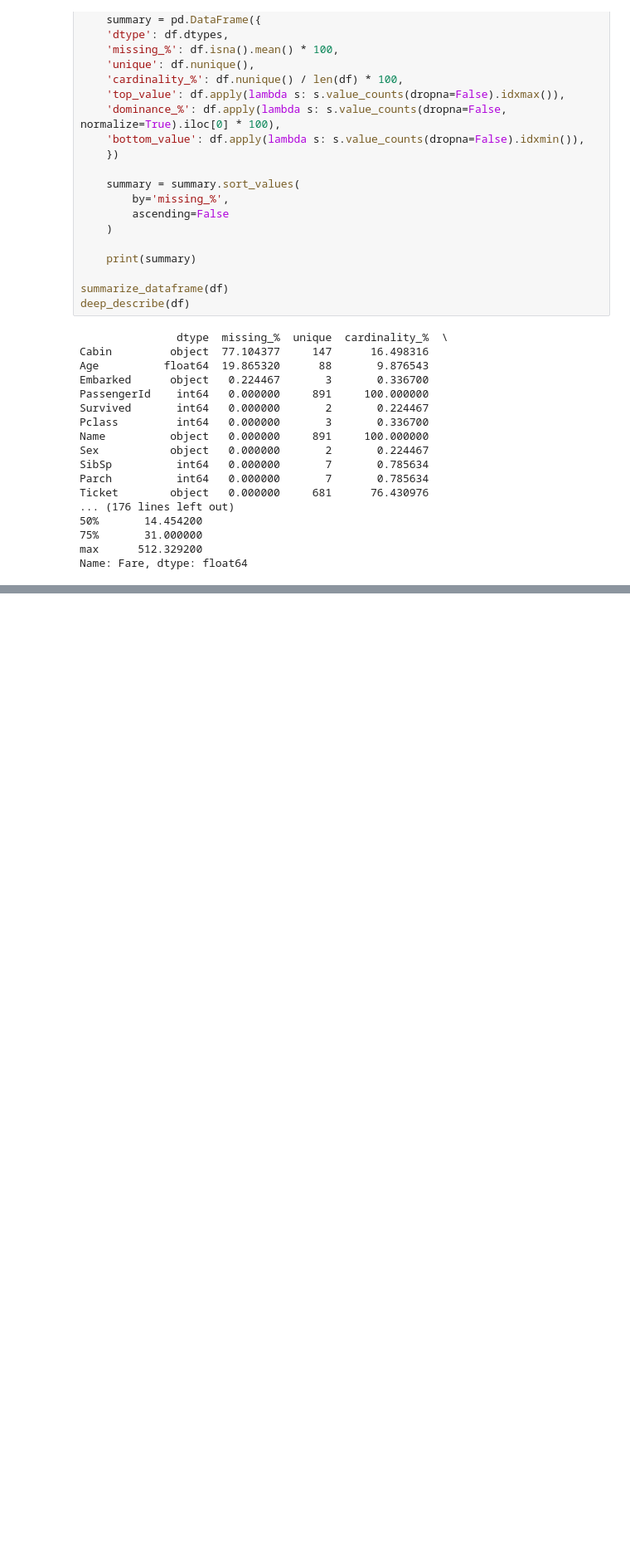
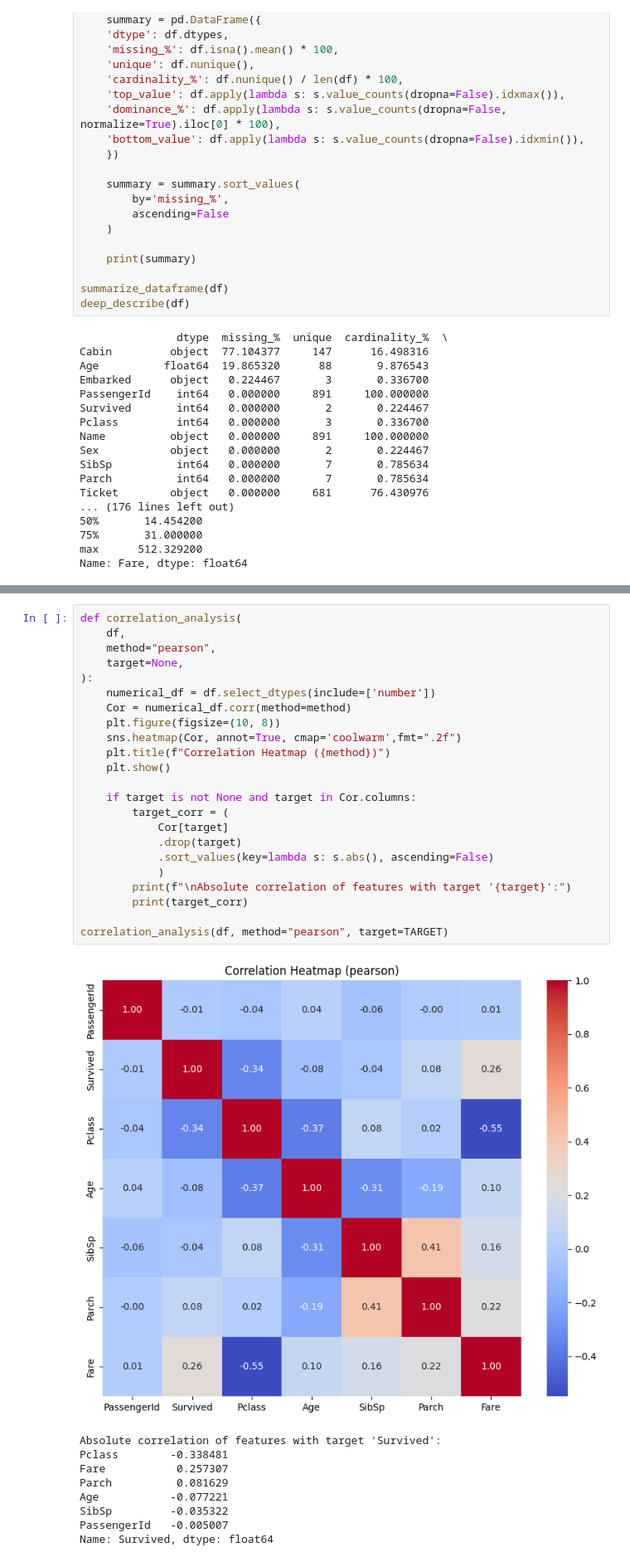
Before and after one commit to DerickRedDanger/Machine_learning, a Jupyter notebook: Titanic/notebooks/exploration.ipynb, the cells around one changed output, grey strips where cells are left out. Shown at 83% size. Drawn from its saved outputs; the diff is of its cells as text; blank space fills up the shorter version.

```diff
--- a/Titanic/notebooks/exploration.ipynb
+++ b/Titanic/notebooks/exploration.ipynb
@@ -356,3 +390,36 @@ missing_%          0.000000
 skew               4.787317
 kurtosis          33.398141
 dtype: float64
+# %%
+def correlation_analysis(
+    df,
+    method="pearson",
+    target=None,
+):
+    numerical_df = df.select_dtypes(include=['number'])
+    Cor = numerical_df.corr(method=method)
+    plt.figure(figsize=(10, 8))
+    sns.heatmap(Cor, annot=True, cmap='coolwarm',fmt=".2f")
+    plt.title(f"Correlation Heatmap ({method})")
+    plt.show()
+
+    if target is not None and target in Cor.columns:
+        target_corr = (
+            Cor[target]
+            .drop(target)
+            .sort_values(key=lambda s: s.abs(), ascending=False)
+            )
+        print(f"\nAbsolute correlation of features with target '{target}':")
+        print(target_corr)
+
+correlation_analysis(df, method="pearson", target=TARGET)
+# %% [output]
+[figure, added]
+Absolute correlation of features with target 'Survived':
+Pclass        -0.338481
+Fare           0.257307
+Parch          0.081629
+Age           -0.077221
+SibSp         -0.035322
+PassengerId   -0.005007
+Name: Survived, dtype: float64
```
Also changed, not shown: parts of 12 cells of this notebook.
